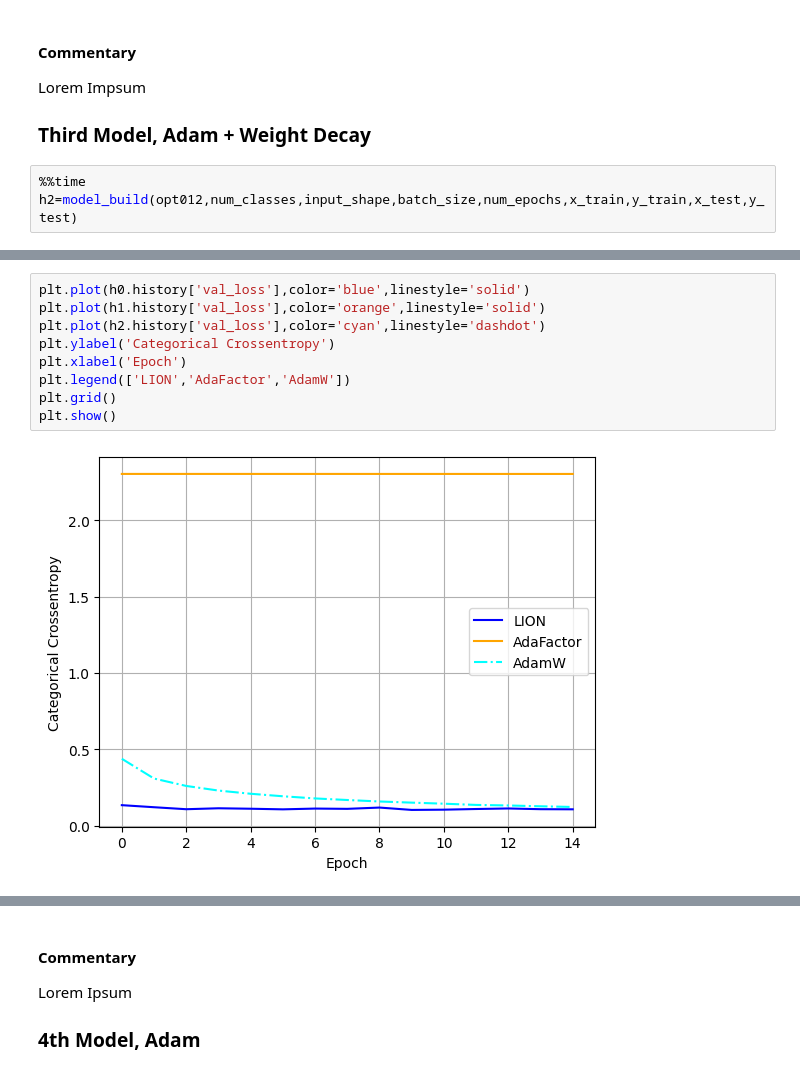
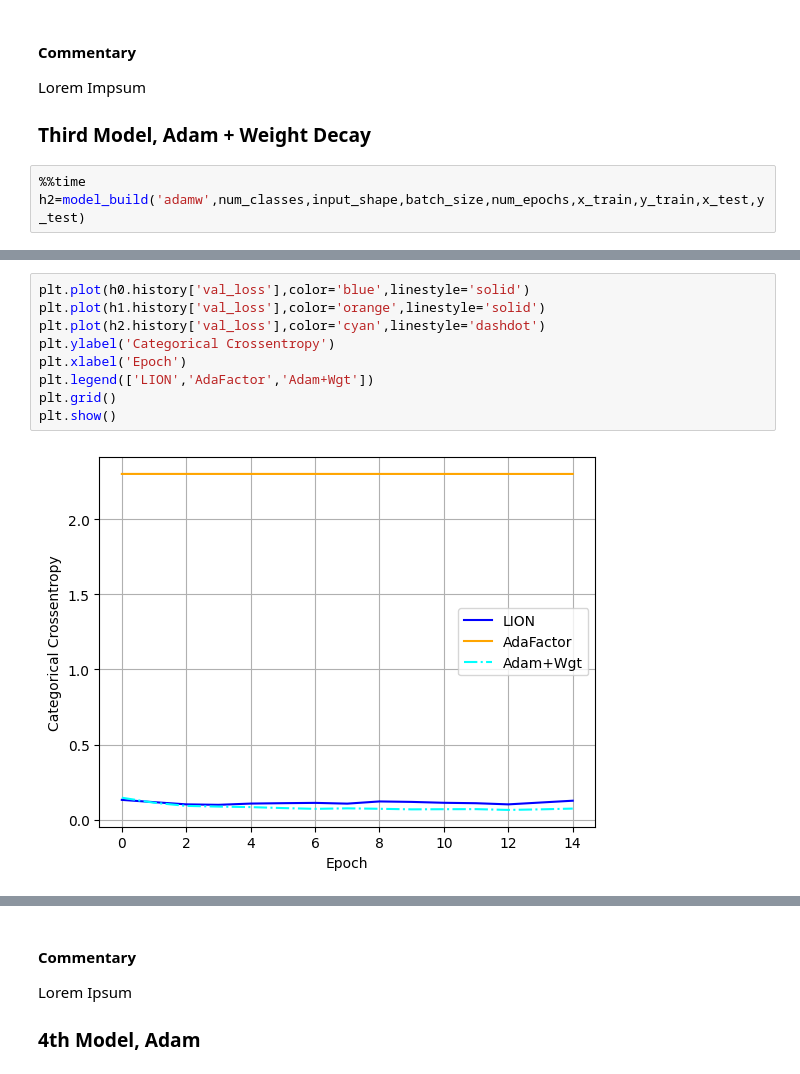
Before and after one commit to chakryaros/IDC6146, a Jupyter notebook: Optimizer_Example_ANN_NEW.ipynb, the cells around one changed output, grey strips where cells are left out. Cells and saved outputs as stored; diff of their text form.

```diff
--- a/Optimizer_Example_ANN_NEW.ipynb
+++ b/Optimizer_Example_ANN_NEW.ipynb
@@ -598,6 +189,6 @@ Lorem Impsum
 ### Third Model, Adam + Weight Decay
 # %%
 %%time
-h2=model_build(opt012,num_classes,input_shape,batch_size,num_epochs,x_train,y_train,x_test,y_test)
+h2=model_build('adamw',num_classes,input_shape,batch_size,num_epochs,x_train,y_train,x_test,y_test)
 # %% [output]
 Epoch 1/15
@@ -620,14 +211,14 @@ Wall time: 13.7 s
 # %%
 plt.plot(h0.history['val_loss'],color='blue',linestyle='solid')
 plt.plot(h1.history['val_loss'],color='orange',linestyle='solid')
 plt.plot(h2.history['val_loss'],color='cyan',linestyle='dashdot')
 plt.ylabel('Categorical Crossentropy')
 plt.xlabel('Epoch')
-plt.legend(['LION','AdaFactor','AdamW'])
+plt.legend(['LION','AdaFactor','Adam+Wgt'])
 plt.grid()
 plt.show()
 # %% [output]
-[figure, old version]
+[figure, new version]
 # %%
 plt.plot(h0.history['val_accuracy'],color='blue',linestyle='solid')
 plt.plot(h1.history['val_accuracy'],color='orange',linestyle='solid')
```
Also changed, not shown: parts of 44 cells of this notebook, 10 other files.
